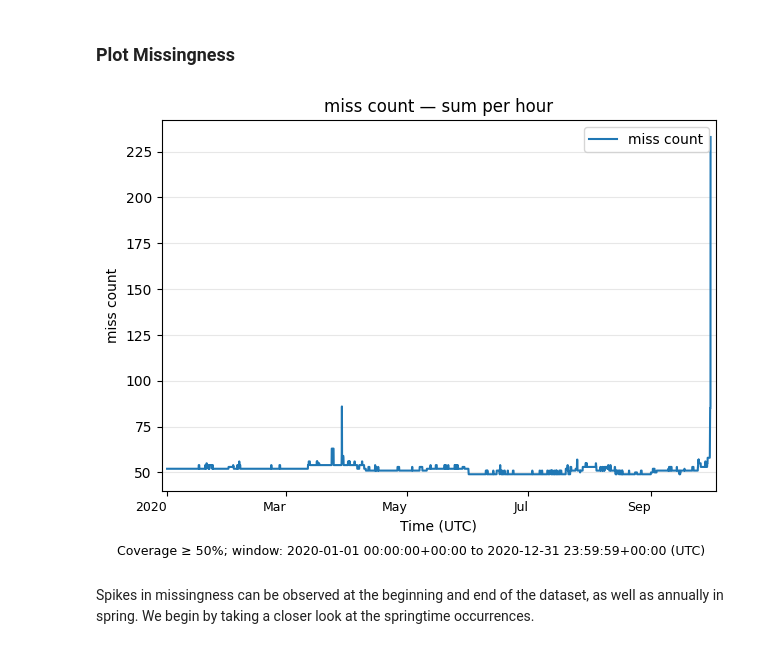
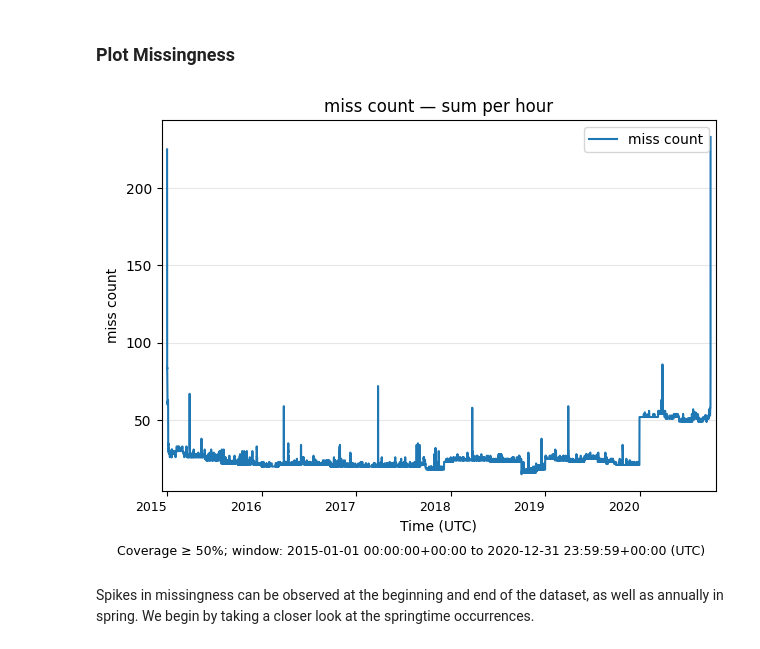
Before and after one commit to F-Skorz/electricity-demand-project, a Jupyter notebook: notebooks/01_OPSD_EDA.ipynb, the cells around one changed output. Drawn from its saved outputs; the diff is of its cells as text; code cells hidden in the pictures.

Commit message:
Started Missingness Analysis for Weather Data

```diff
--- a/notebooks/01_OPSD_EDA.ipynb
+++ b/notebooks/01_OPSD_EDA.ipynb
@@ -259,16 +166,16 @@ During the first two days, the trend shows a steady, almost monotonic decrease.
 # %%
 fig, ax = plotting_utils.plot_resampled(
       df=missingness_summary_df,
-      start_date="2020-01-01 00:00",
+      start_date="2015-01-01 00:00",
           end_date="2020-12-31 23:59:59",
           column="miss_count",
           granularity="H",
           time_col="utc_timestamp",
           how="sum",
      coverage_threshold=0.5,
      title=None)
 # %% [output]
-[figure, old version]
+[figure, new version]
 # %% [markdown]
 Spikes in missingness can be observed at the beginning and end of the dataset, as well as annually in spring. We begin by taking a closer look at the springtime occurrences.
 # %%
```
Also changed, not shown: parts of 8 cells of this notebook, 1 other file.
